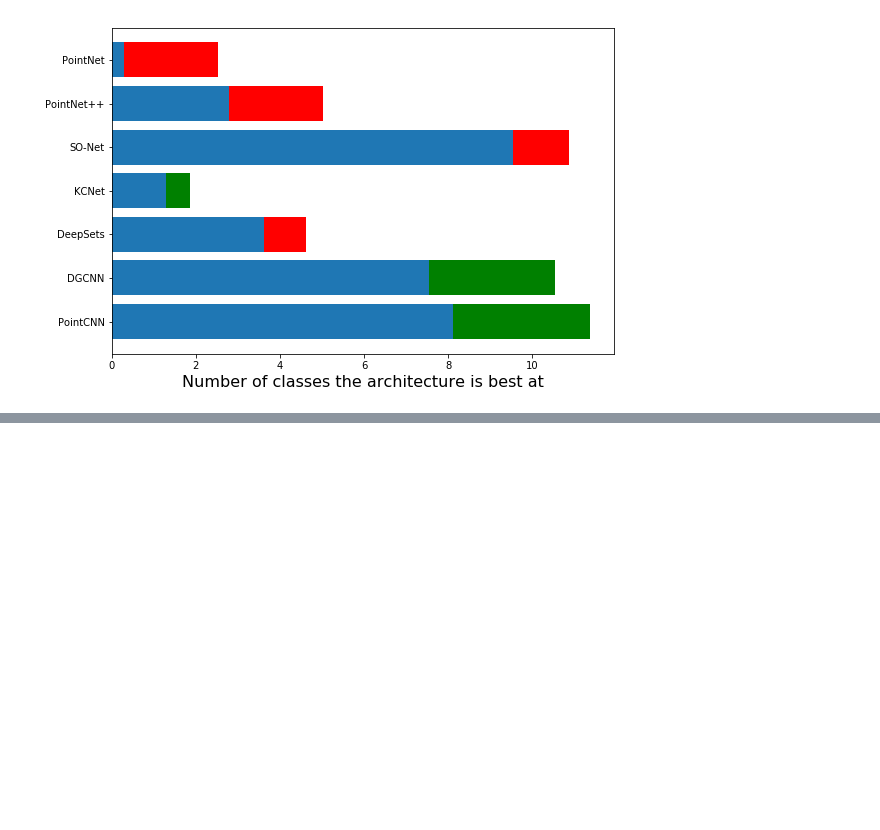
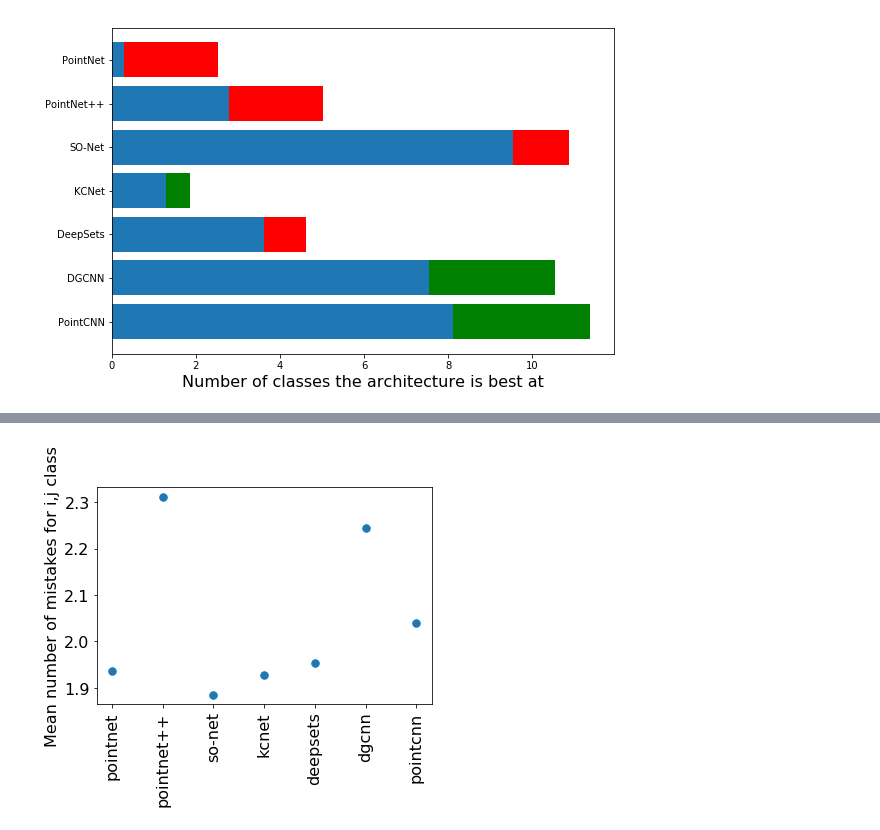
Before and after one commit to dkoguciuk/ensemble_learning_for_point_clouds, a Jupyter notebook: 3_1_simple_ensemble.ipynb, the cells around one changed output, grey strips where cells are left out. Drawn from its saved outputs; the diff is of its cells as text; code cells hidden in the pictures; blank space fills up the shorter version.

```diff
--- a/3_1_simple_ensemble.ipynb
+++ b/3_1_simple_ensemble.ipynb
@@ -373,0 +559,30 @@ plt.savefig('images/whos_the_best_horizontal.png', bbox_inches='tight')
+# %%
+mistakes = {}
+voting_method = 'activations'
+for model in BASE_MODELS:
+
+    # Get single scores & votes
+    #model_instance_idx = np.random.choice(np.arange(learned_models_no))
+    model_instance_idx = 0
+    single_scores = probabilities[model][voting_method][model_instance_idx]
+    single_votes = np.argmax(single_scores, axis=-1)
+
+    # Print all cases where we make the same mistake, which ensemble prevented
+    model_mistakes = []
+    for i in range(40):
+        for j in range(40):
+
+            # should be i and is j - it's good!
+            if i == j:
+                continue
+
+            # should be i and is j - not good!
+            how_much = 0
+            for test_cloud_idx, _ in enumerate(true_labels[model]):
+                if single_votes[test_cloud_idx] == i and true_labels[model][test_cloud_idx] == j:
+                    how_much += 1
+            model_mistakes.append(how_much)
+    mistakes[model] = model_mistakes
+# %%
+for model in BASE_MODELS:
+    print (model, np.mean(mistakes[model]), np.std(mistakes[model]))
@@ -373,0 +597,14 @@ plt.savefig('images/whos_the_best_horizontal.png', bbox_inches='tight')
+# %%
+x = np.arange(len(BASE_MODELS))
+y = [np.mean([mis for mis in mistakes[model] if mis != 0]) for model in BASE_MODELS]
+e = [np.std([mis for mis in mistakes[model] if mis != 0]) for model in BASE_MODELS]
+#e = [np.std(mistakes[model]) for model in BASE_MODELS]
+#plt.errorbar(x, y, e, linestyle='None', marker='^')
+
+plt.ylabel('Mean number of mistakes for i,j class')
+plt.xticks(np.arange(len(BASE_MODELS)), BASE_MODELS, rotation=90)
+plt.plot(x, y, linestyle='None', marker='.', markersize=15)
+plt.savefig('mistakes.png', bbox_inches='tight')
+plt.show()
+# %% [output]
+[figure, added]
```
Also changed, not shown: parts of 10 cells of this notebook.
